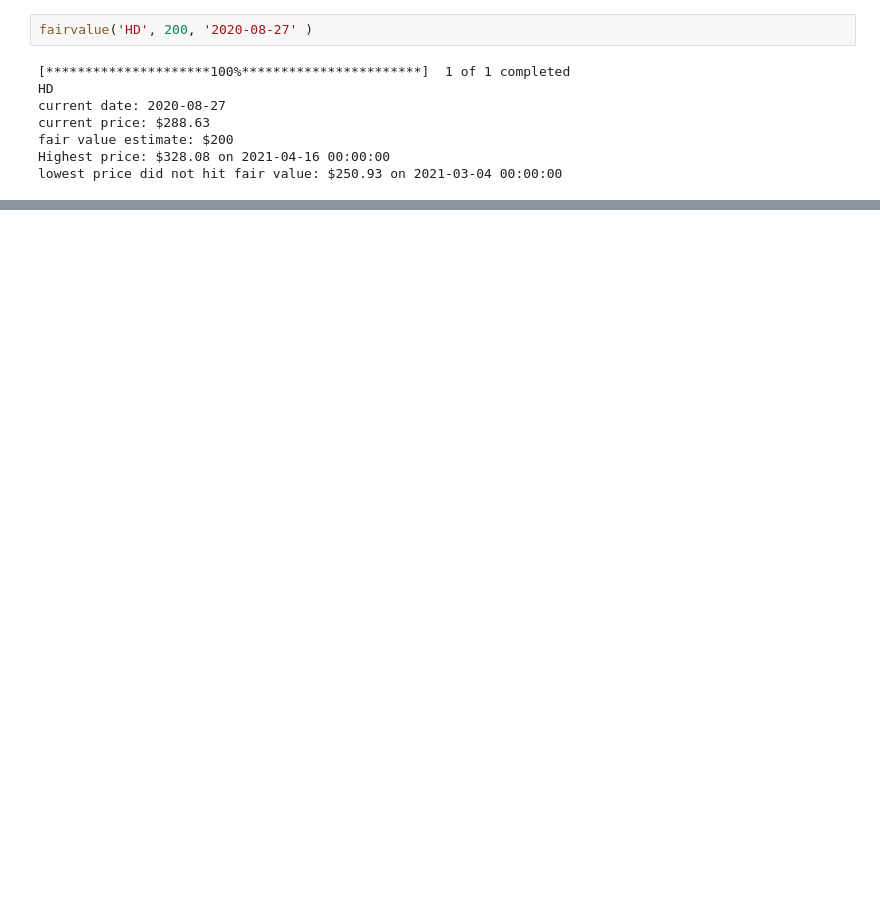
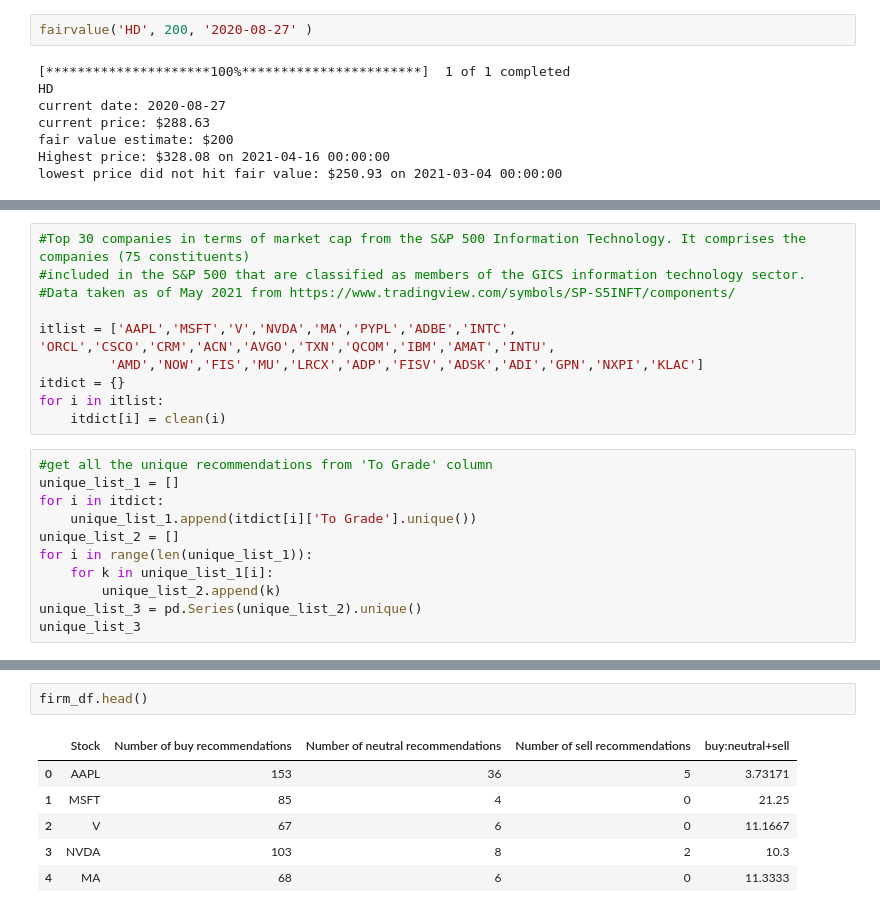
Before and after one commit to holyminer/NUS-DSS, a Jupyter notebook: notebooks/Stock market analysis during the Covid-19 pandemic.ipynb, the cells around one changed output, grey strips where cells are left out. Saved outputs shown, nothing was run; the diff lists cells and outputs as text; blank space fills up the shorter version.

```diff
--- a/notebooks/Stock market analysis during the Covid-19 pandemic.ipynb
+++ b/notebooks/Stock market analysis during the Covid-19 pandemic.ipynb
@@ -295,0 +256,21 @@ array(['Outperform', 'Buy', 'Sell', 'Hold', 'Overweight', 'Underweight',
+# %%
+#Top 30 companies in terms of market cap from the S&P 500 Information Technology. It comprises the companies (75 constituents)
+#included in the S&P 500 that are classified as members of the GICS information technology sector.
+#Data taken as of May 2021 from https://www.tradingview.com/symbols/SP-S5INFT/components/
+
+itlist = ['AAPL','MSFT','V','NVDA','MA','PYPL','ADBE','INTC', 'ORCL','CSCO','CRM','ACN','AVGO','TXN','QCOM','IBM','AMAT','INTU',
+         'AMD','NOW','FIS','MU','LRCX','ADP','FISV','ADSK','ADI','GPN','NXPI','KLAC']
+itdict = {}
+for i in itlist:
+    itdict[i] = clean(i)
+# %%
+#get all the unique recommendations from 'To Grade' column
+unique_list_1 = []
+for i in itdict:
+    unique_list_1.append(itdict[i]['To Grade'].unique())
+unique_list_2 = []
+for i in range(len(unique_list_1)):
+    for k in unique_list_1[i]:
+        unique_list_2.append(k)
+unique_list_3 = pd.Series(unique_list_2).unique()
+unique_list_3
@@ -295,0 +360,9 @@ array(['Outperform', 'Buy', 'Sell', 'Hold', 'Overweight', 'Underweight',
+# %%
+firm_df.head()
+# %% [output]
+|  | Stock | Number of buy recommendations | Number of neutral recommendations | Number of sell recommendations | buy:neutral+sell |
+| 0 | AAPL | 153 | 36 | 5 | 3.73171 |
+| 1 | MSFT | 85 | 4 | 0 | 21.25 |
+| 2 | V | 67 | 6 | 0 | 11.1667 |
+| 3 | NVDA | 103 | 8 | 2 | 10.3 |
+| 4 | MA | 68 | 6 | 0 | 11.3333 |
```
Also changed, not shown: parts of 18 cells of this notebook.
